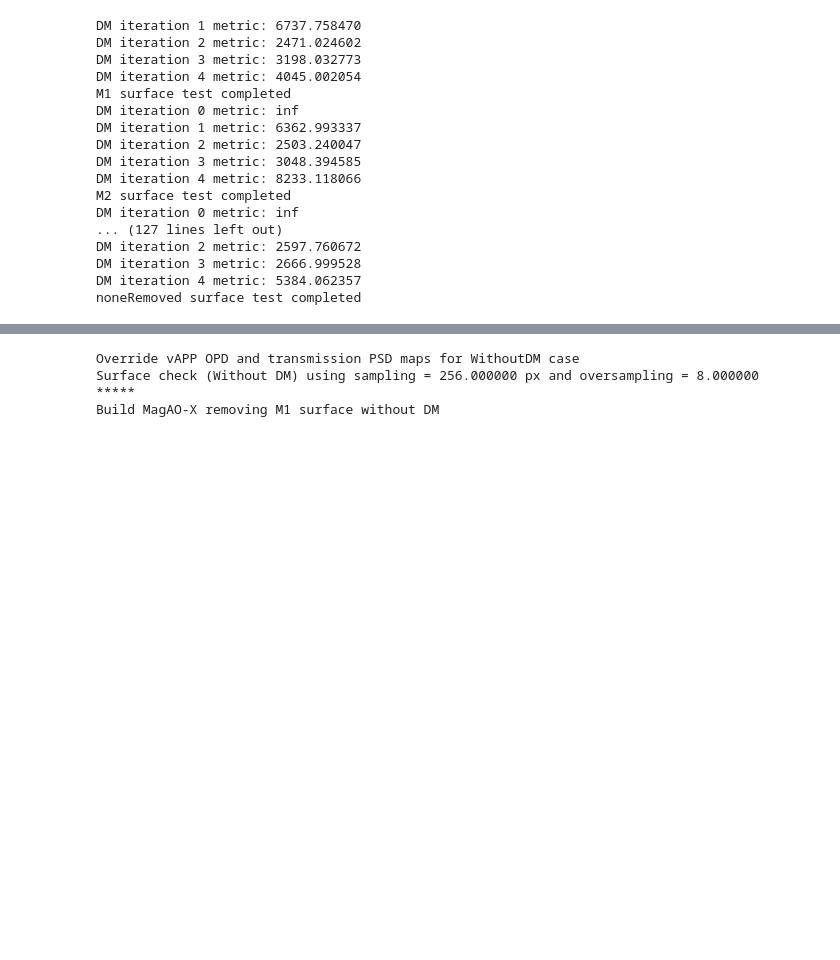
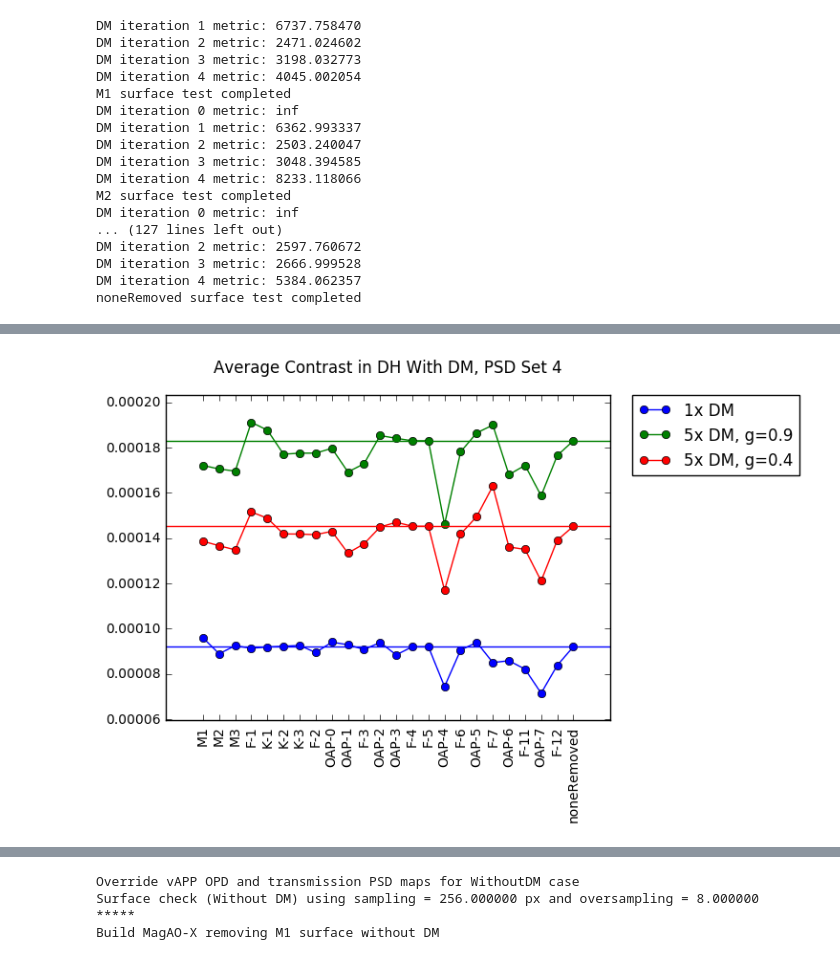
Before and after one commit to magao-x/magaox_poppy, a Jupyter notebook: magaox_surfaceCheck.ipynb, the cells around one changed output, grey strips where cells are left out. Saved outputs shown, nothing was run; the diff lists cells and outputs as text; code cells hidden in the pictures; blank space fills up the shorter version.

```diff
--- a/magaox_surfaceCheck.ipynb
+++ b/magaox_surfaceCheck.ipynb
@@ -421,0 +464,17 @@ noneRemoved surface test completed
+# %%
+x=np.arange(len(optics_names))
+plt.plot(x, set4_withDM_avg, 'bo-', label='1x DM')
+plt.plot(x, set4_withDM_5x_g09_avg, 'go-', label='5x DM, g=0.9')
+plt.plot(x, set4_withDM_5x_g04_avg, 'ro-', label='5x DM, g=0.4')
+plt.axhline(y=set4_withDM_avg_ref, color='b', linestyle='-')
+plt.axhline(y=set4_withDM_5x_g09_avg_ref, color='g', linestyle='-')
+plt.axhline(y=set4_withDM_5x_g04_avg_ref, color='r', linestyle='-')
+plt.legend(bbox_to_anchor=(1.05, 1), loc=2, borderaxespad=0.)
+plt.xticks(x,optics_names,rotation='vertical')
+plt.margins(0.1)
+plt.subplots_adjust(top=1.0)
+plt.subplots_adjust(bottom=0.15)
+plt.title('Average Contrast in DH With DM, PSD Set 4',y=1.05)
+plt.show()
+# %% [output]
+[figure, added]
```
Also changed, not shown: parts of 28 cells of this notebook.
